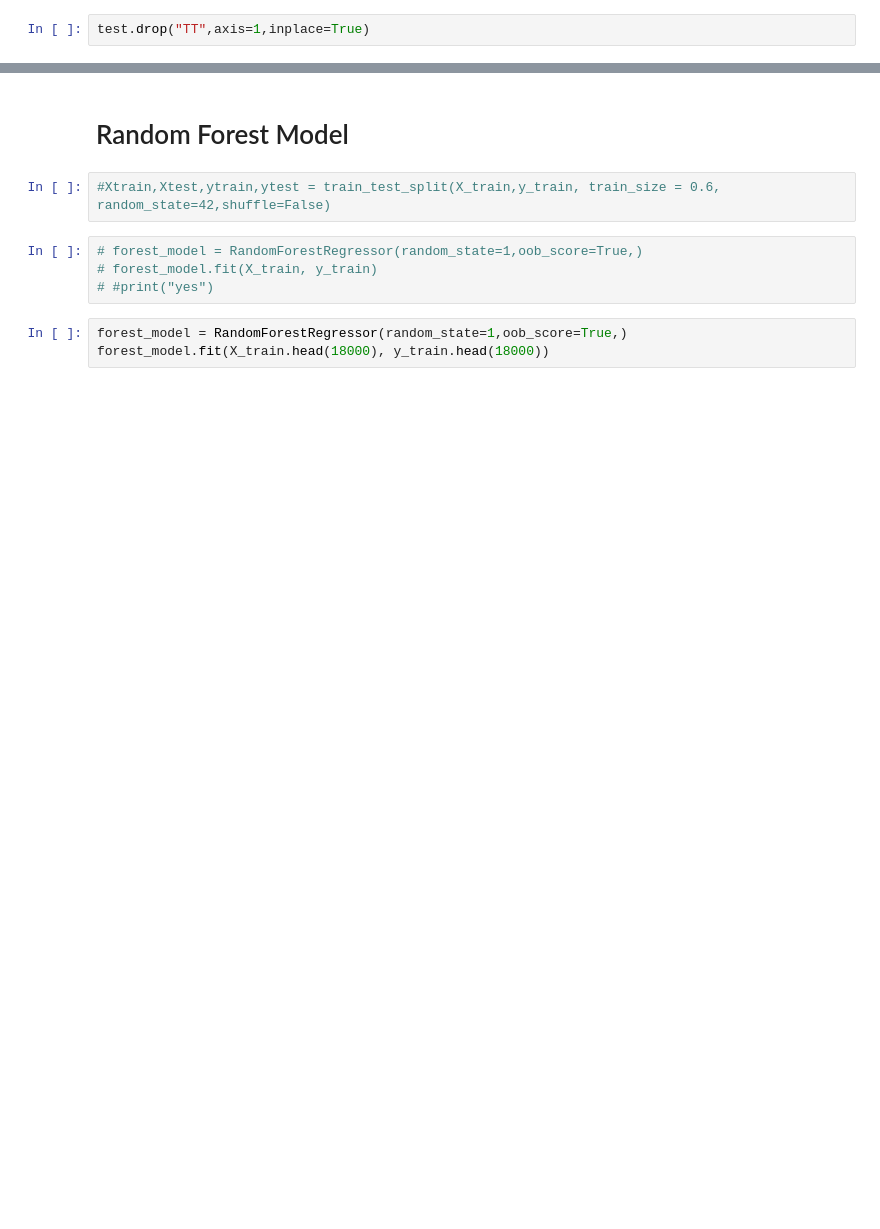
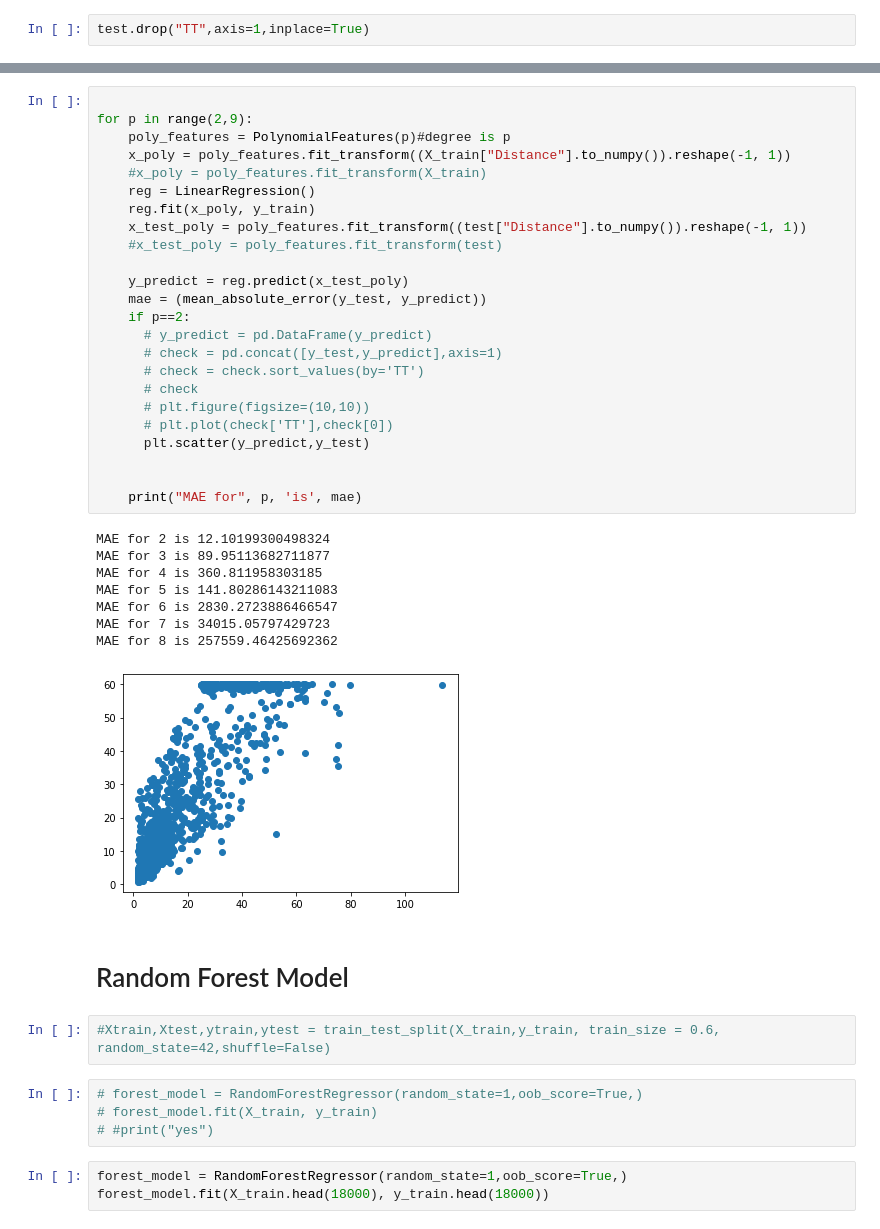
Before and after one commit to Star-Ankur/Ishme_DS_242EX, a Jupyter notebook: Predict.ipynb, the cells around one changed output, grey strips where cells are left out. Drawn from its saved outputs; the diff is of its cells as text; blank space fills up the shorter version.

```diff
--- a/Predict.ipynb
+++ b/Predict.ipynb
@@ -290,3 +363,36 @@ plt.plot(check['TT'],check[0])
+# %%
+
+for p in range(2,9):
+    poly_features = PolynomialFeatures(p)#degree is p
+    x_poly = poly_features.fit_transform((X_train["Distance"].to_numpy()).reshape(-1, 1))
+    #x_poly = poly_features.fit_transform(X_train)
+    reg = LinearRegression()
+    reg.fit(x_poly, y_train)
+    x_test_poly = poly_features.fit_transform((test["Distance"].to_numpy()).reshape(-1, 1))
+    #x_test_poly = poly_features.fit_transform(test)
+
+    y_predict = reg.predict(x_test_poly)
+    mae = (mean_absolute_error(y_test, y_predict))
+    if p==2:
+      # y_predict = pd.DataFrame(y_predict)
+      # check = pd.concat([y_test,y_predict],axis=1)
+      # check = check.sort_values(by='TT')
+      # check
+      # plt.figure(figsize=(10,10))
+      # plt.plot(check['TT'],check[0])
+      plt.scatter(y_predict,y_test)
+
+
+    print("MAE for", p, 'is', mae)
+# %% [output]
+MAE for 2 is 12.10199300498324
+MAE for 3 is 89.95113682711877
+MAE for 4 is 360.811958303185
+MAE for 5 is 141.80286143211083
+MAE for 6 is 2830.2723886466547
+MAE for 7 is 34015.05797429723
+MAE for 8 is 257559.46425692362
+[figure, added]
 # %% [markdown]
 # Random Forest Model
 # %%
```
Also changed, not shown: parts of 57 cells of this notebook.
